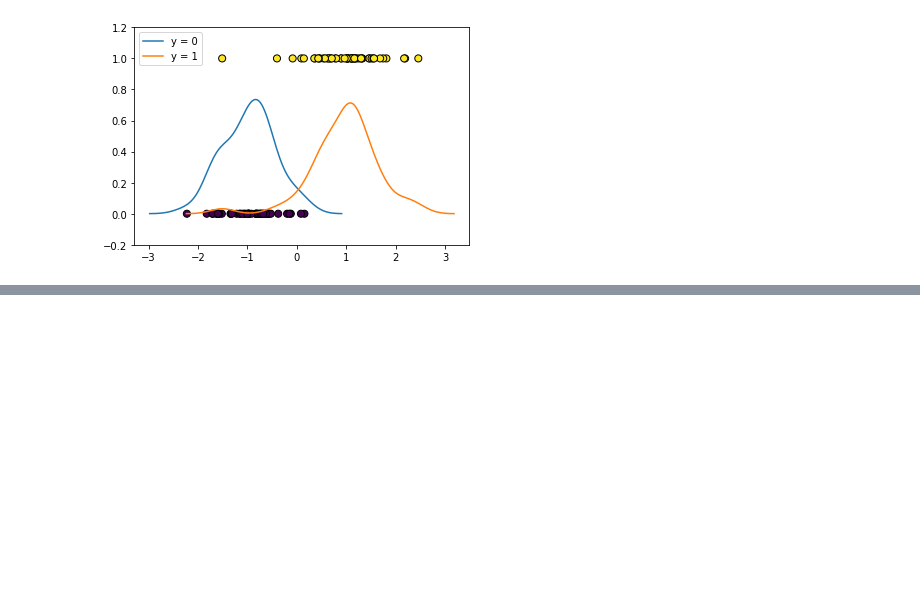
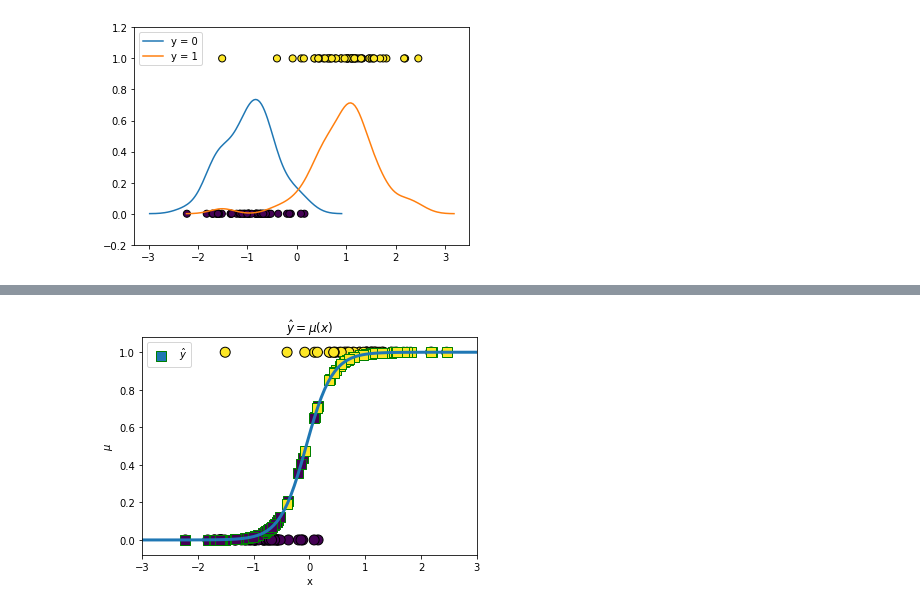
Before and after one commit to choisooyeon007/hello-world, a Jupyter notebook: study_regression.ipynb, the cells around one changed output, grey strips where cells are left out. Saved outputs shown, nothing was run; the diff lists cells and outputs as text; code cells hidden in the pictures; blank space fills up the shorter version.

```diff
--- a/study_regression.ipynb
+++ b/study_regression.ipynb
@@ -94,3 +133,17 @@ Covariance Type:            nonrobust   LLR p-value:                 5.963e-25
 const          0.2515      0.477      0.527      0.598      -0.683       1.186
 x1             4.2382      0.902      4.699      0.000       2.470       6.006
 ==============================================================================
+# %%
+xx = np.linspace(-3, 3, 100)
+mu = logit_res.predict(sm.add_constant(xx))
+plt.plot(xx, mu, lw=3)
+plt.scatter(X0, y, c=y, s=100, edgecolor="k", lw=1)
+plt.scatter(X0, logit_res.predict(X), label=r"$\hat{y}$", marker='s',c=y,  s=100, edgecolor="g", lw=1)
+plt.xlim(-3, 3)
+plt.xlabel("x")
+plt.ylabel(r"$\mu$")
+plt.title(r"$\hat{y} = \mu(x)$")
+plt.legend()
+plt.show()
+# %% [output]
+[figure, added]
```
Also changed, not shown: parts of 10 cells of this notebook.
